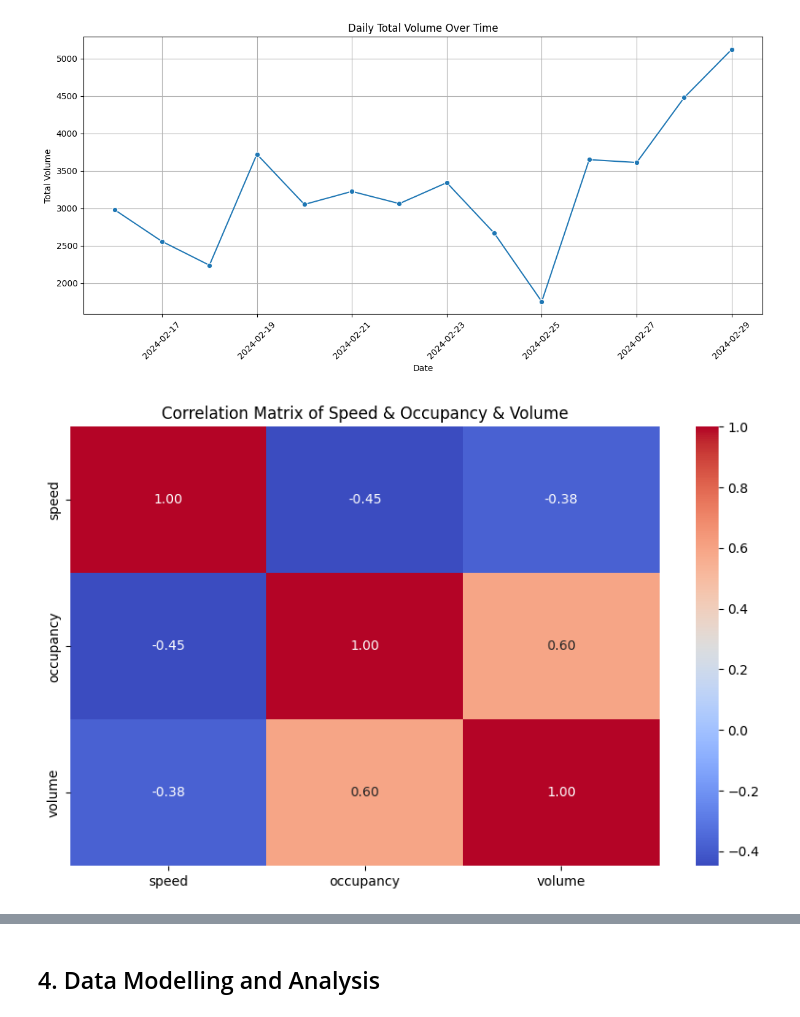
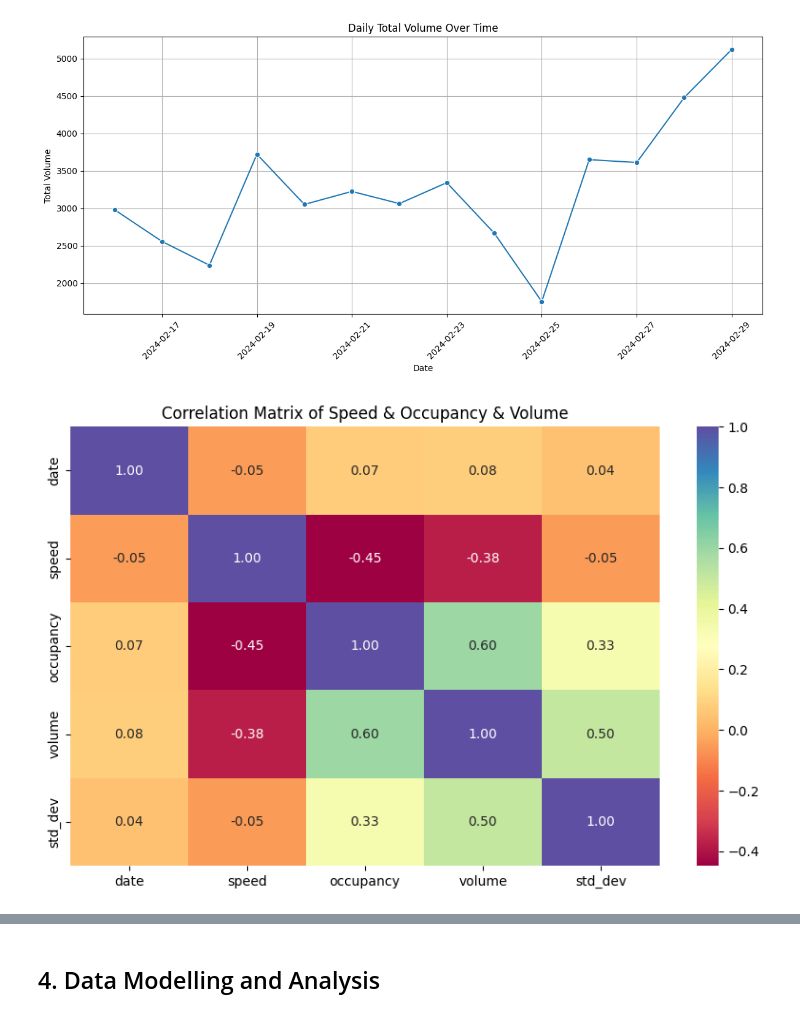
Before and after one commit to linxianying/G12_GuidedProject, a Jupyter notebook: traffic_air_sg.ipynb, the cells around one changed output, grey strips where cells are left out. Cells and saved outputs as stored; diff of their text form; code cells hidden in the pictures.

```diff
--- a/traffic_air_sg.ipynb
+++ b/traffic_air_sg.ipynb
@@ -618,12 +685,12 @@ Date: 2024-02-28 00:00:00, Volume: 15, Detector ID: AID20059
 [figure]
 # %%
 # Calculate correlation matrix
-correlation_matrix = hk_traffic_df[['speed', 'occupancy', 'volume']].corr()
+correlation_matrix = hk_traffic_df[['date','speed', 'occupancy', 'volume','std_dev']].corr()
 
 # Plotting heatmap of correlations
 plt.figure(figsize=(10, 6))
-sns.heatmap(correlation_matrix, annot=True, cmap='coolwarm', fmt='.2f')
+sns.heatmap(correlation_matrix, annot=True, cmap='Spectral', fmt='.2f')
 plt.title('Correlation Matrix of Speed & Occupancy & Volume')
 plt.show()
 # %% [output]
-[figure, old version]
+[figure, new version]
```
Also changed, not shown: parts of 7 cells of this notebook.
